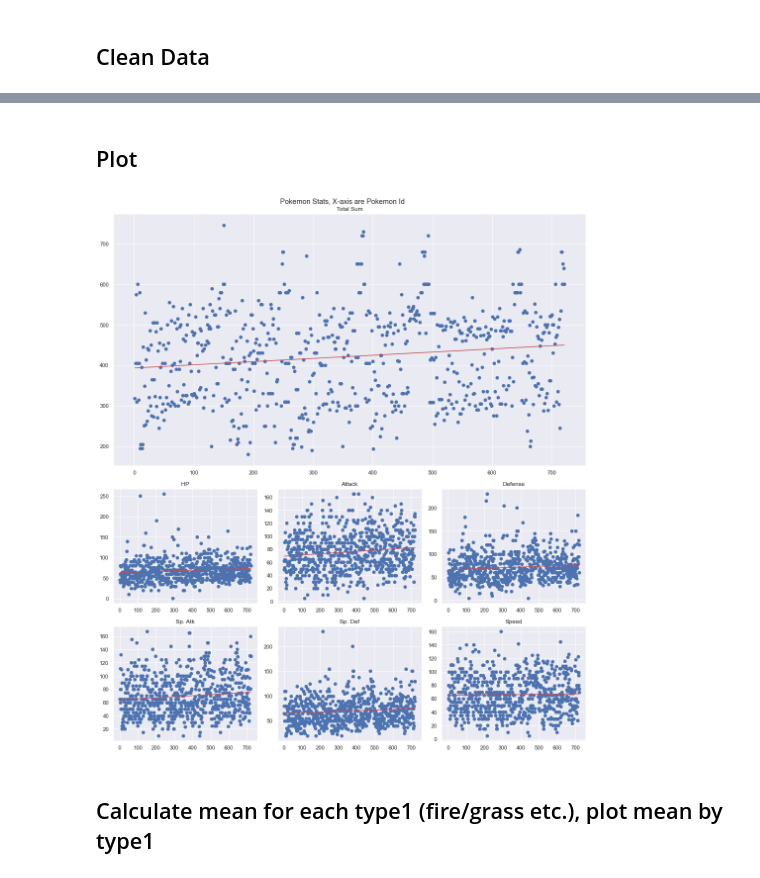
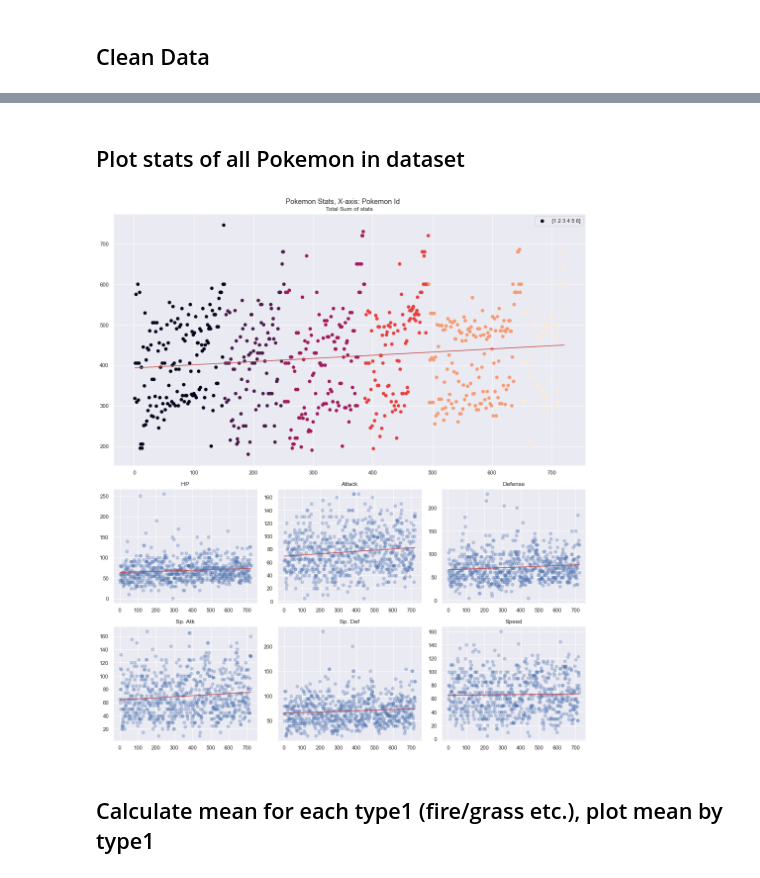
Before and after one commit to Alexander-Meldrum/pokemon_data, a Jupyter notebook: notebook_pokemon.ipynb, the cells around one changed output, grey strips where cells are left out. Drawn from its saved outputs; the diff is of its cells as text; code cells hidden in the pictures.

```diff
--- a/notebook_pokemon.ipynb
+++ b/notebook_pokemon.ipynb
@@ -99,9 +86,10 @@ cleaned_data
-# %% [markdown]
-## Plot
+# %% [markdown]
+## Plot stats of all Pokemon in dataset
 # %%
 # plot all the numeric columns in subplots
 fig = plt.figure(figsize=(14,16))
-fig.suptitle('Pokemon Stats, X-axis are Pokemon Id')
+fig.suptitle('Pokemon Stats, X-axis: Pokemon Id')
+
 ax1 = plt.subplot2grid(shape=(4, 3), loc=(0, 0), colspan=3, rowspan=2)
 ax2 = plt.subplot2grid(shape=(4, 3), loc=(2, 0))
 ax3 = plt.subplot2grid(shape=(4, 3), loc=(2, 1))
@@ -111,44 +99,47 @@ ax6 = plt.subplot2grid(shape=(4, 3), loc=(3, 1))
 ax7 = plt.subplot2grid(shape=(4, 3), loc=(3, 2))
 
 # Adding linear fit to all plots to investigate inflation
-
 def linear_fit(ax,x,y):
     b, m = np.polyfit(x, y, 1)
     polyfit = b * x + m
     ax.plot(x, polyfit,'r')
 
-ax1.set_title('Total Sum')
-ax1.scatter(cleaned_data['#'], cleaned_data['Total'])
+ax1.set_title('Total Sum of stats')
+ax1.scatter(cleaned_data['#'], cleaned_data['Total'], c = cleaned_data['Generation'],label=cleaned_data['Generation'].unique())
+
 linear_fit(ax1, cleaned_data['#'], cleaned_data['Total'])
 
+ax1.legend()
+
 ax2.set_title('HP')
-ax2.scatter(cleaned_data['#'], cleaned_data['HP'])
+ax2.scatter(cleaned_data['#'], cleaned_data['HP'], alpha=0.3)
 linear_fit(ax2, cleaned_data['#'], cleaned_data['HP'])
 
 ax3.set_title('Attack')
-ax3.scatter(cleaned_data['#'], cleaned_data['Attack'])
+ax3.scatter(cleaned_data['#'], cleaned_data['Attack'], alpha=0.3)
 linear_fit(ax3, cleaned_data['#'], cleaned_data['Attack'])
 
 ax4.set_title('Defense')
-ax4.scatter(cleaned_data['#'], cleaned_data['Defense'])
+ax4.scatter(cleaned_data['#'], cleaned_data['Defense'], alpha=0.3)
 linear_fit(ax4, cleaned_data['#'], cleaned_data['Defense'])
 
 ax5.set_title('Sp. Atk')
-ax5.scatter(cleaned_data['#'], cleaned_data['Sp. Atk'])
+ax5.scatter(cleaned_data['#'], cleaned_data['Sp. Atk'], alpha=0.3)
 linear_fit(ax5, cleaned_data['#'], cleaned_data['Sp. Atk'])
 
 ax6.set_title('Sp. Def')
-ax6.scatter(cleaned_data['#'], cleaned_data['Sp. Def'])
+ax6.scatter(cleaned_data['#'], cleaned_data['Sp. Def'], alpha=0.3)
 linear_fit(ax6, cleaned_data['#'], cleaned_data['Sp. Def'])
 
 ax7.set_title('Speed')
-ax7.scatter(cleaned_data['#'], cleaned_data['Speed'])
+ax7.scatter(cleaned_data['#'], cleaned_data['Speed'], alpha=0.3)
 linear_fit(ax7, cleaned_data['#'], cleaned_data['Speed'])
 
 # adjust padding
 plt.tight_layout()
+plt.savefig('Pokemon_stats')
 # %% [output]
-[figure, old version]
+[figure, new version]
 # %% [markdown]
 ## Calculate mean for each type1 (fire/grass etc.), plot mean by type1
 # %%
```
Also changed, not shown: parts of 6 cells of this notebook, 3 other files.
